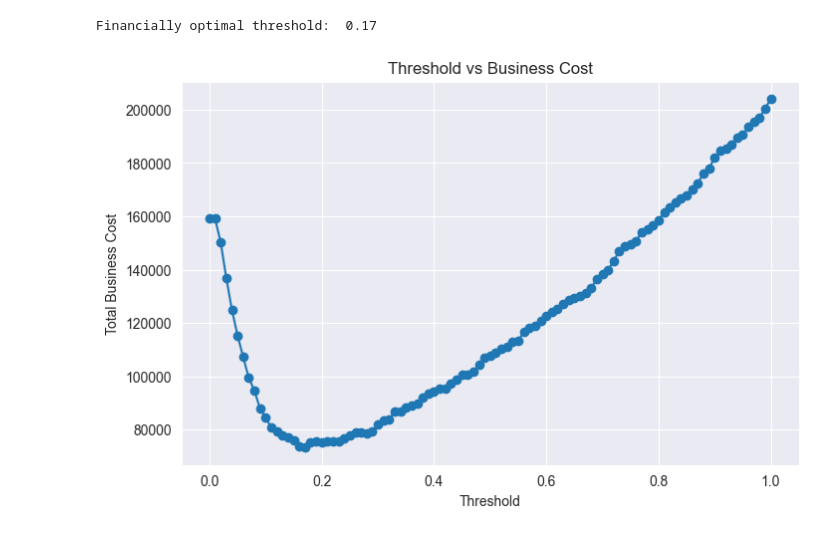
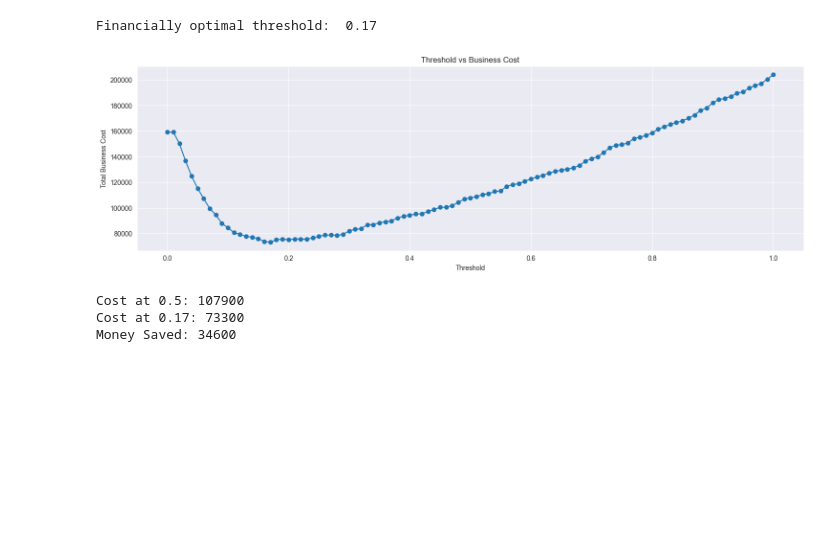
Before and after one commit to Wasima230Sultana/Customer-Churn-Analysis, a Jupyter notebook: Customer-churn.ipynb, the cells around one changed output. Cells and saved outputs as stored; diff of their text form; code cells hidden in the pictures; blank space fills up the shorter version.

```diff
--- a/Customer-churn.ipynb
+++ b/Customer-churn.ipynb
@@ -1225,13 +1225,28 @@ print("Financially optimal threshold: ",best_threshold)
 # %% [output]
 Financially optimal threshold:  0.17
 # %%
-plt.figure(figsize=(8,5))
+plt.figure(figsize=(18,5))
 
 plt.plot(thresholds, costs, marker='o')
 plt.xlabel("Threshold")
 plt.ylabel("Total Business Cost")
 plt.title("Threshold vs Business Cost")
 
 plt.show()
 # %% [output]
-[figure, old version]
+[figure, new version]
+# %%
+# Cost at 0.5
+default_pred = (y_cat_proba >= 0.5).astype(int)
+TN, FP, FN, TP = confusion_matrix(y_test, default_pred).ravel()
+default_cost = FN*FN_cost + FP*FP_cost
+
+optimal_cost = min(costs)
+
+print("Cost at 0.5:", default_cost)
+print("Cost at 0.17:", optimal_cost)
+print("Money Saved:", default_cost - optimal_cost)
+# %% [output]
+Cost at 0.5: 107900
+Cost at 0.17: 73300
+Money Saved: 34600
```
Also changed, not shown: parts of 6 cells of this notebook, 5 other files.
